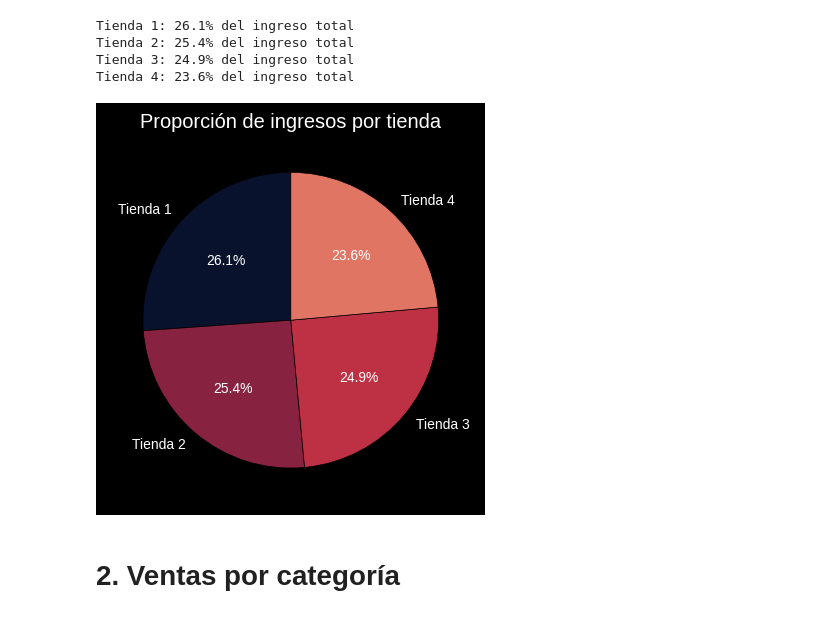
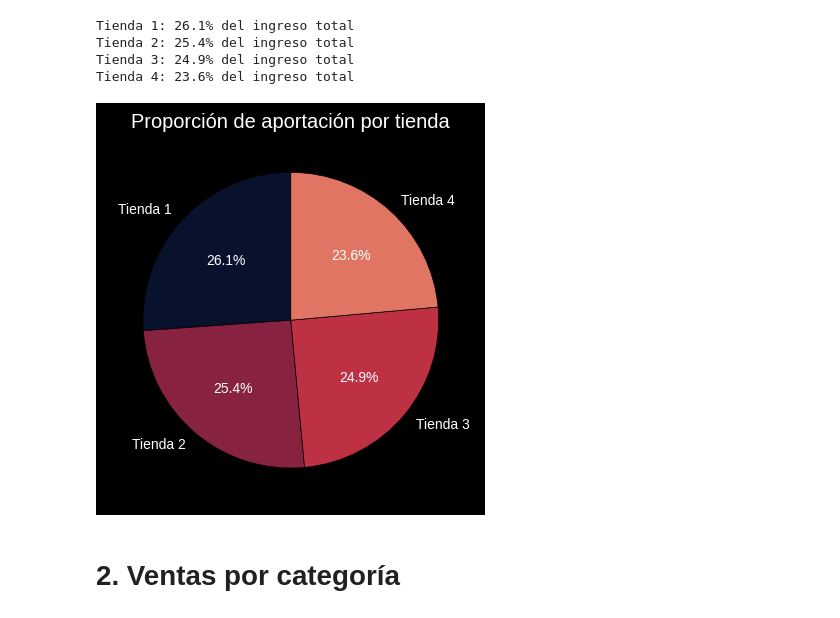
Before and after one commit to zenyonki/alura_store, a Jupyter notebook: AluraStoreLatam.ipynb, the cells around one changed output. Cells and saved outputs as stored; diff of their text form; code cells hidden in the pictures.

```diff
--- a/AluraStoreLatam.ipynb
+++ b/AluraStoreLatam.ipynb
@@ -142,22 +142,22 @@ Tienda 4: 23.6% del ingreso total
 # %%
 colors = ['#09122C', '#872341', '#BE3144', '#E17564']
 
 fig, ax = plt.subplots()
 ax.pie(
     proporciones,
     labels=tiendas,
     autopct='%1.1f%%',
     startangle=90,
     colors=colors,
     wedgeprops={'edgecolor': 'black'}
 )
 
-ax.set_title('Proporción de ingresos por tienda')
+ax.set_title('Proporción de aportación por tienda')
 
 plt.style.use('dark_background')
 
 plt.show()
 # %% [output]
-[figure, old version]
+[figure, new version]
 # %% [markdown]
 # 2. Ventas por categoría
```
Also changed, not shown: parts of 5 cells of this notebook.
